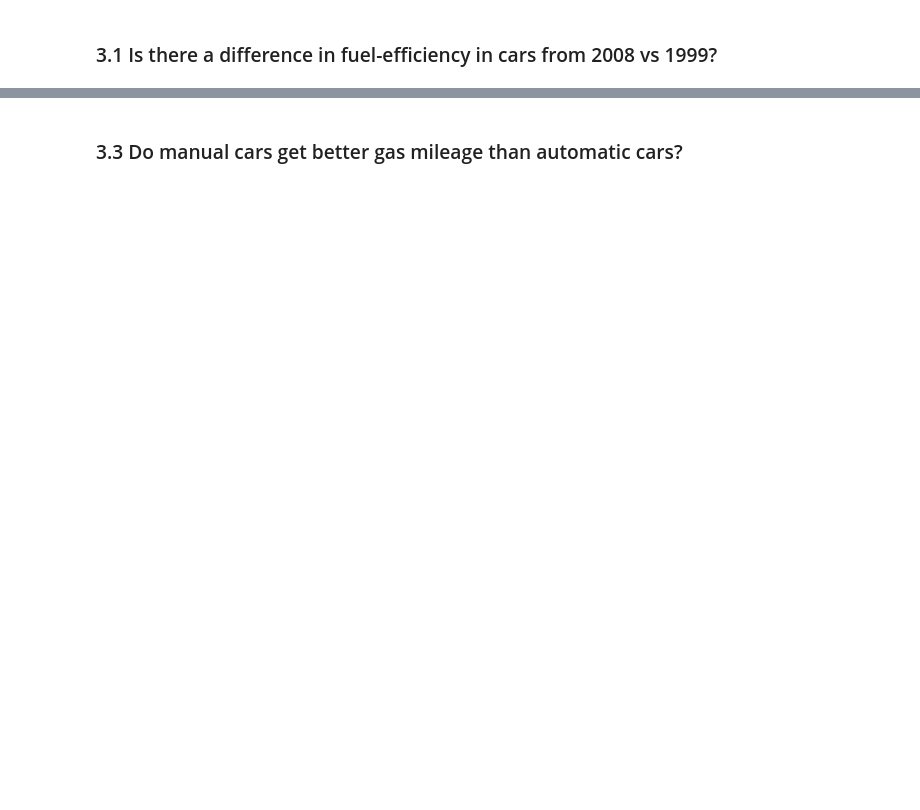
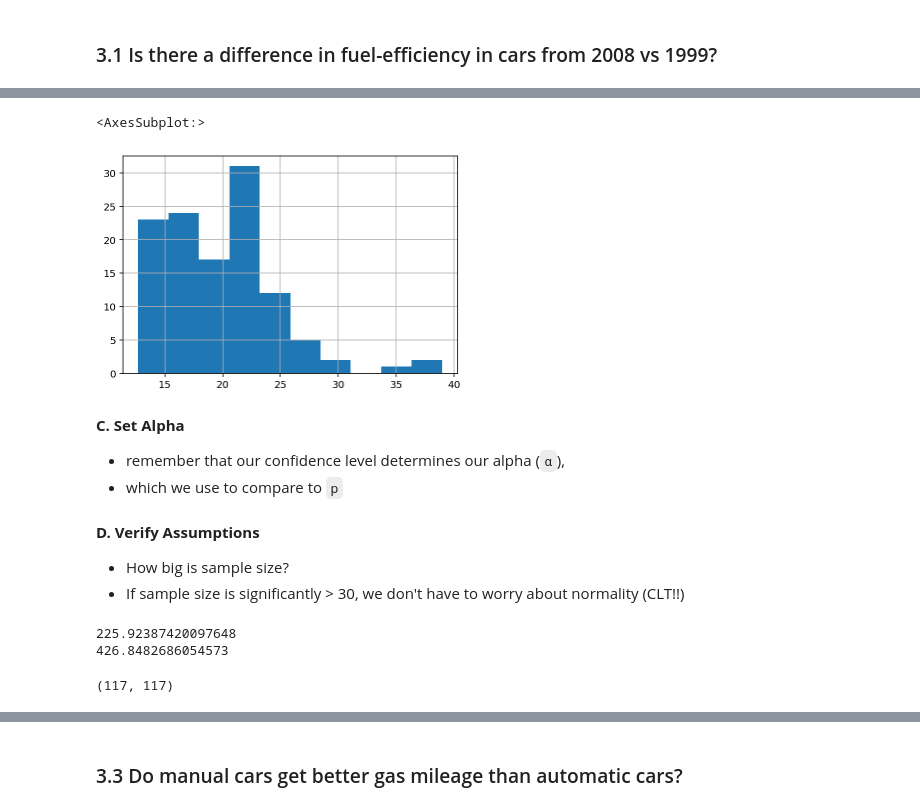
Before and after one commit to QMCBT-JustinEvans/statistics-exercises, a Jupyter notebook: hypothesis_testing.ipynb, the cells around one changed output, grey strips where cells are left out. Drawn from its saved outputs; the diff is of its cells as text; code cells hidden in the pictures; blank space fills up the shorter version.

````diff
--- a/hypothesis_testing.ipynb
+++ b/hypothesis_testing.ipynb
@@ -324,0 +346,11 @@ We can reject the null hypothesis
+# %%
+# plot distribution for fe_2008
+plt.figure(figsize=(6,4))
+fe_2008.hist()
+# %% [output]
+<AxesSubplot:>
+[figure, added]
+# %% [markdown]
+**C. Set Alpha**
+* remember that our confidence level determines our alpha (```α```),
+* which we use to compare to ```p```
@@ -324,0 +359,18 @@ We can reject the null hypothesis
+# %% [markdown]
+**D. Verify Assumptions**
+* How big is sample size?
+* If sample size is significantly > 30, we don't have to worry about normality (CLT!!)
+# %%
+o1 = stats.norm(90, 15).rvs(40)
+o2 = stats.norm(100, 20).rvs(50)
+print(o1.var())
+print(o2.var())
+# %% [output]
+225.92387420097648
+426.8482686054573
+# %%
+# how many observations I have for each sample? (N>30,we we meet normality condition)
+
+fe_1999.count(), fe_2008.count()
+# %% [output]
+(117, 117)
````
Also changed, not shown: parts of 129 cells of this notebook.
